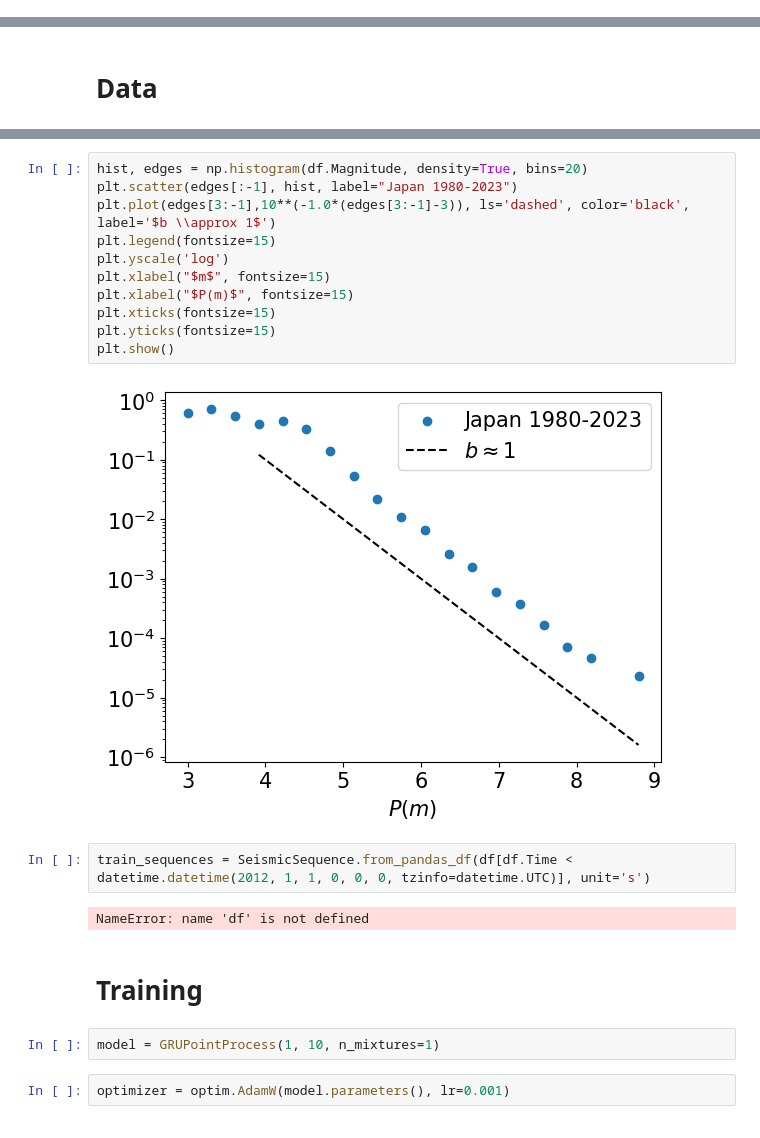
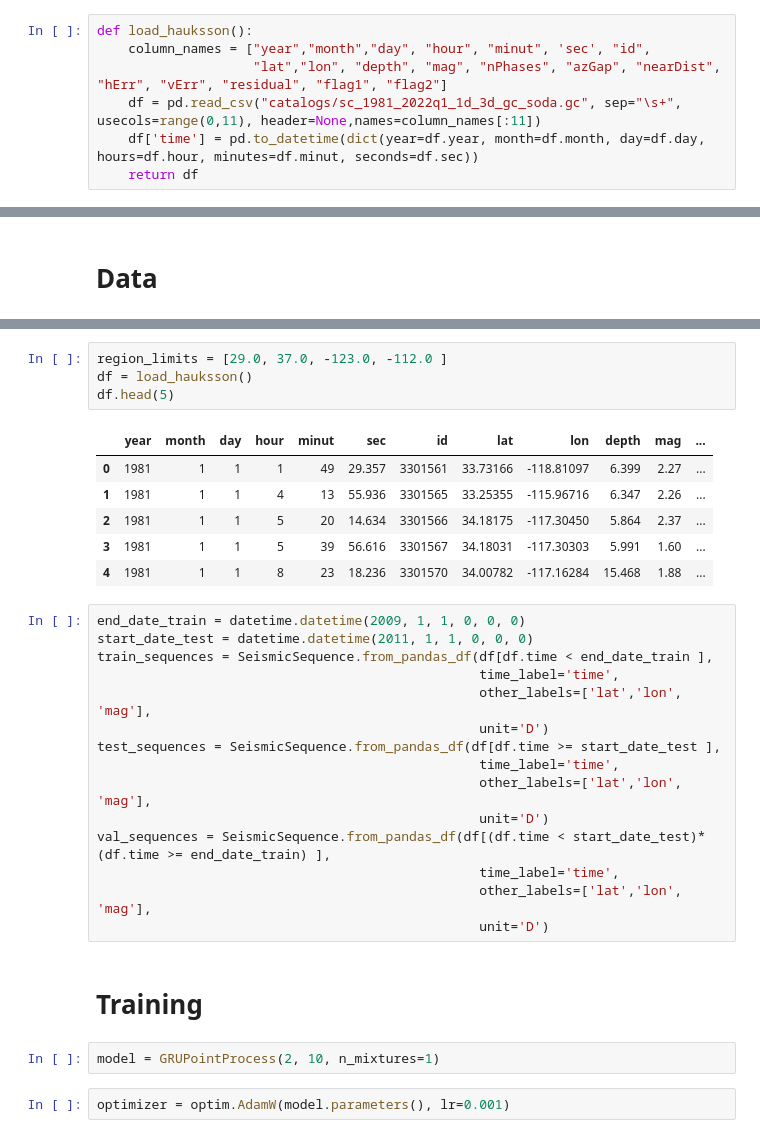
Before and after one commit to vicioms/quake_utils, a Jupyter notebook: test.ipynb, the cells around one changed output, grey strips where cells are left out. Drawn from its saved outputs; the diff is of its cells as text.

```diff
--- a/test.ipynb
+++ b/test.ipynb
@@ -12,6 +12,13 @@ from libs.distributions import Weibull, WeibullMM, GaussianMM, InterTimeDistribu
 from importlib import reload  # Python 3.4+
 import matplotlib.pyplot as plt
 from ntpp_utils import get_time_nll_loss
+# %%
+def load_hauksson():
+    column_names = ["year","month","day", "hour", "minut", 'sec', "id",
+                    "lat","lon", "depth", "mag", "nPhases", "azGap", "nearDist", "hErr", "vErr", "residual", "flag1", "flag2"]
+    df = pd.read_csv("catalogs/sc_1981_2022q1_1d_3d_gc_soda.gc", sep="\s+", usecols=range(0,11), header=None,names=column_names[:11])
+    df['time'] = pd.to_datetime(dict(year=df.year, month=df.month, day=df.day, hours=df.hour, minutes=df.minut, seconds=df.sec))
+    return df
 # %% [markdown]
 # Model
 # %%
@@ -76,24 +60,33 @@ else:
-# %%
-hist, edges = np.histogram(df.Magnitude, density=True, bins=20)
-plt.scatter(edges[:-1], hist, label="Japan 1980-2023")
-plt.plot(edges[3:-1],10**(-1.0*(edges[3:-1]-3)), ls='dashed', color='black', label='$b \\approx 1$')
-plt.legend(fontsize=15)
-plt.yscale('log')
-plt.xlabel("$m$", fontsize=15)
-plt.xlabel("$P(m)$", fontsize=15)
-plt.xticks(fontsize=15)
-plt.yticks(fontsize=15)
-plt.show()
-# %% [output]
-[figure, removed]
-# %%
-train_sequences = SeismicSequence.from_pandas_df(df[df.Time < datetime.datetime(2012, 1, 1, 0, 0, 0, tzinfo=datetime.UTC)], unit='s')
-# %% [output]
-NameError: name 'df' is not defined
+# %%
+region_limits = [29.0, 37.0, -123.0, -112.0 ]
+df = load_hauksson()
+df.head(5)
+# %% [output]
+|  | year | month | day | hour | minut | sec | id | lat | lon | depth | mag | ... |
+| 0 | 1981 | 1 | 1 | 1 | 49 | 29.357 | 3301561 | 33.73166 | -118.81097 | 6.399 | 2.27 | ... |
+| 1 | 1981 | 1 | 1 | 4 | 13 | 55.936 | 3301565 | 33.25355 | -115.96716 | 6.347 | 2.26 | ... |
+| 2 | 1981 | 1 | 1 | 5 | 20 | 14.634 | 3301566 | 34.18175 | -117.30450 | 5.864 | 2.37 | ... |
+| 3 | 1981 | 1 | 1 | 5 | 39 | 56.616 | 3301567 | 34.18031 | -117.30303 | 5.991 | 1.60 | ... |
+| 4 | 1981 | 1 | 1 | 8 | 23 | 18.236 | 3301570 | 34.00782 | -117.16284 | 15.468 | 1.88 | ... |
+# %%
+end_date_train = datetime.datetime(2009, 1, 1, 0, 0, 0)
+start_date_test = datetime.datetime(2011, 1, 1, 0, 0, 0)
+train_sequences = SeismicSequence.from_pandas_df(df[df.time < end_date_train ],
+                                                 time_label='time',
+                                                 other_labels=['lat','lon', 'mag'],
+                                                 unit='D')
+test_sequences = SeismicSequence.from_pandas_df(df[df.time >= start_date_test ],
+                                                 time_label='time',
+                                                 other_labels=['lat','lon', 'mag'],
+                                                 unit='D')
+val_sequences = SeismicSequence.from_pandas_df(df[(df.time < start_date_test)*(df.time >= end_date_train) ],
+                                                 time_label='time',
+                                                 other_labels=['lat','lon', 'mag'],
+                                                 unit='D')
 # %% [markdown]
 # Training
 # %%
-model = GRUPointProcess(1, 10, n_mixtures=1)
+model = GRUPointProcess(2, 10, n_mixtures=1)
 # %%
 optimizer = optim.AdamW(model.parameters(), lr=0.001)
 # %%
```
Also changed, not shown: parts of 5 cells of this notebook, 5 other files.
